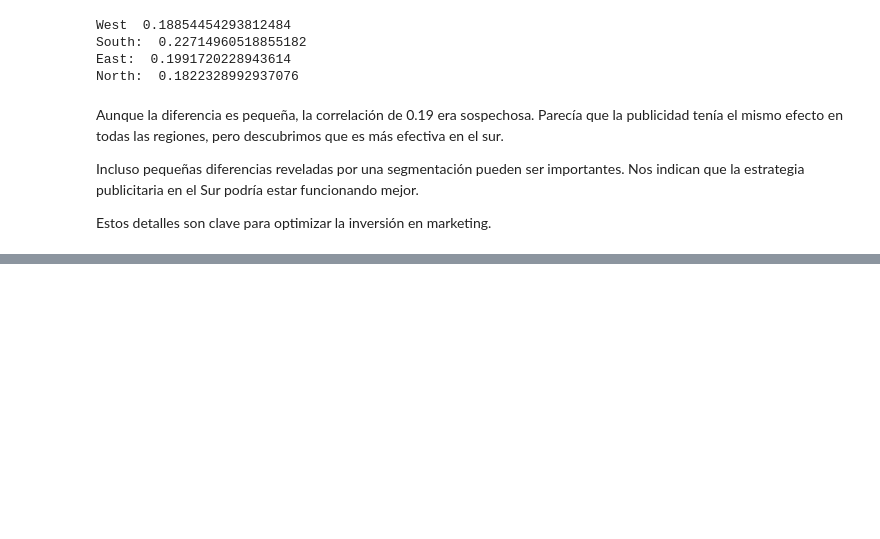
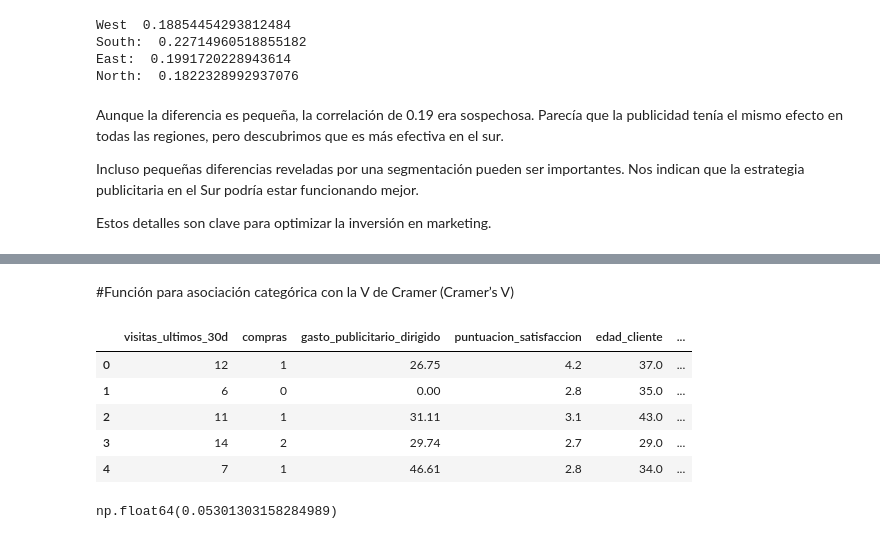
Before and after one commit to camiloch28/NovaMarket---analysis, a Jupyter notebook: NovaMarket - analysis - Google Colab.ipynb, the cells around one changed output, grey strips where cells are left out. Drawn from its saved outputs; the diff is of its cells as text; code cells hidden in the pictures; blank space fills up the shorter version.

```diff
--- a/NovaMarket - analysis - Google Colab.ipynb
+++ b/NovaMarket - analysis - Google Colab.ipynb
@@ -267,0 +399,36 @@ Estos detalles son clave para optimizar la inversión en marketing.
+# %% [markdown]
+#Función para asociación categórica con la V de Cramer (Cramer’s V)
+# %%
+#En el dataset tenemos las columnas region y tipo_dispositivo.
+import pandas as pd
+import numpy as np
+from scipy.stats import chi2_contingency
+
+df = pd.read_csv("/content/nova_market_activity.csv")
+df.head()
+# %% [output]
+|  | visitas_ultimos_30d | compras | gasto_publicitario_dirigido | puntuacion_satisfaccion | edad_cliente | ... |
+| 0 | 12 | 1 | 26.75 | 4.2 | 37.0 | ... |
+| 1 | 6 | 0 | 0.00 | 2.8 | 35.0 | ... |
+| 2 | 11 | 1 | 31.11 | 3.1 | 43.0 | ... |
+| 3 | 14 | 2 | 29.74 | 2.7 | 29.0 | ... |
+| 4 | 7 | 1 | 46.61 | 2.8 | 34.0 | ... |
+# %%
+#Crear la función cramer_v.
+def cramer_v(df, col1, col2):
+    # paso 1: tabla de contingencia
+    tabla = pd.crosstab(df[col1], df[col2])
+
+    # paso 2: calcular chi-cuadrado
+    chi2, p_value, dof, expected = chi2_contingency(tabla)
+
+    # paso 3: calcular coeficiente V de Cramér
+    n = tabla.values.sum()
+    v = np.sqrt(chi2 / (n * (min(tabla.shape) -1)))
+
+    return v
+
+#Finalmente ejecutamos la función para analizar la relación entre región y tipo de dispositivo:
+cramer_v(df,"region","tipo_dispositivo")
+# %% [output]
+np.float64(0.05301303158284989)
```
Also changed, not shown: parts of 15 cells of this notebook.
